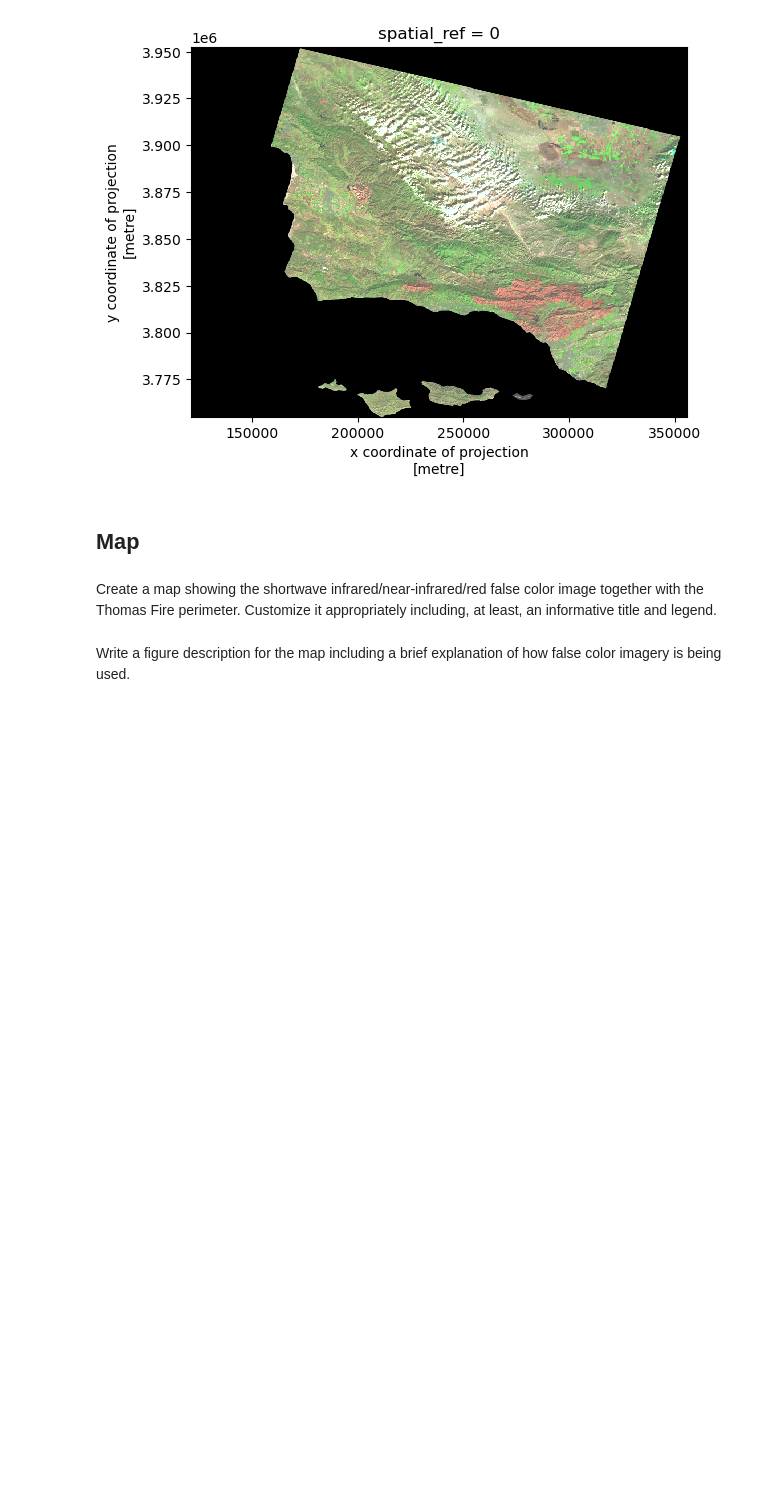
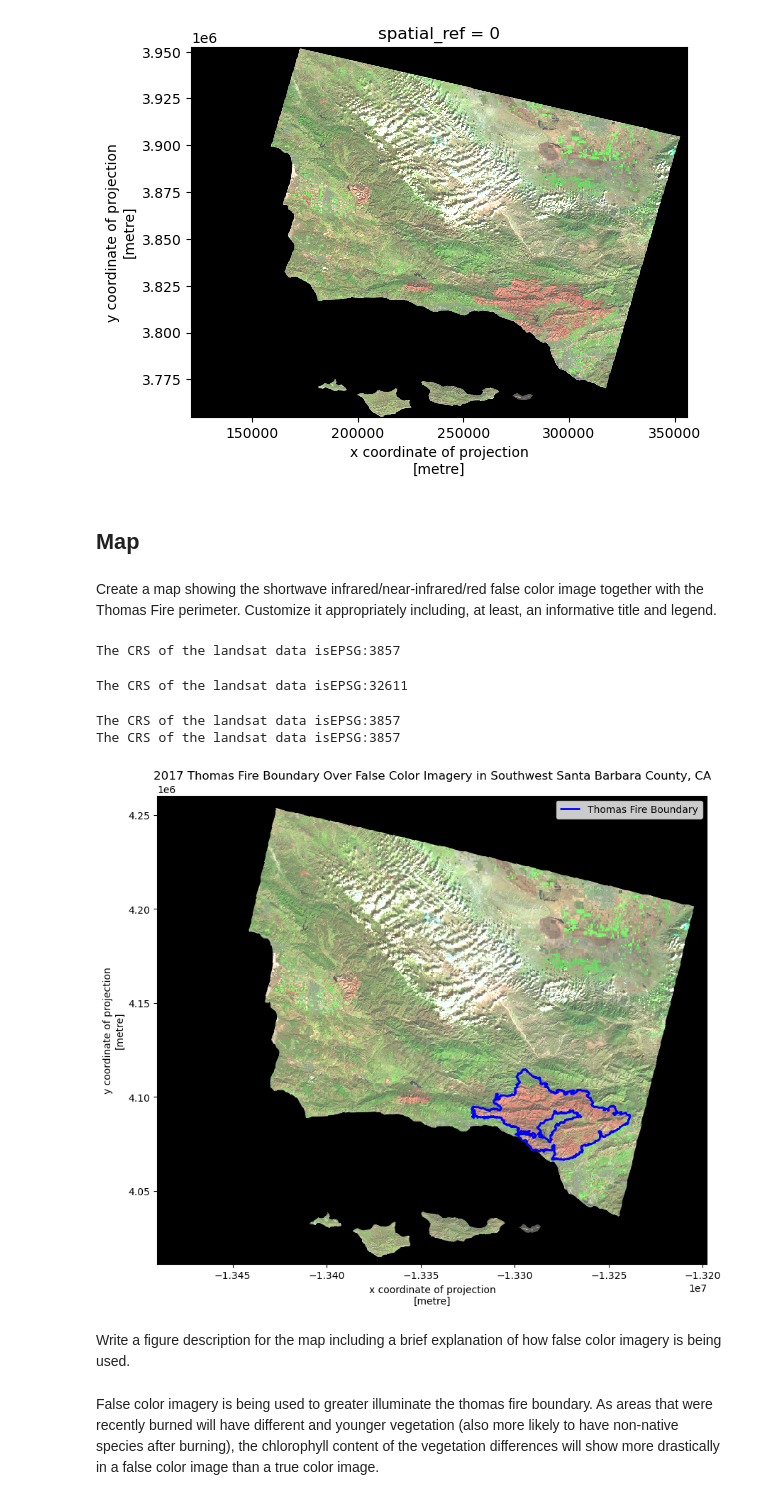
Before and after one commit to evajnewby/2017-thomas-fire-analysis, a Jupyter notebook: hwk4-task2-false-color-Newby.ipynb, the cells around one changed output. Saved outputs shown, nothing was run; the diff lists cells and outputs as text; code cells hidden in the pictures; blank space fills up the shorter version.

Commit message:
Put finishing touches on notebook, annotate code, create final map

```diff
--- a/hwk4-task2-false-color-Newby.ipynb
+++ b/hwk4-task2-false-color-Newby.ipynb
@@ -118,5 +121,47 @@ landsat_false = xr.Dataset(landsat[['swir22','nir08','red']]).to_array().plot.im
 ## Map
 # %% [markdown]
 Create a map showing the shortwave infrared/near-infrared/red false color image together with the Thomas Fire perimeter. Customize it appropriately including, at least, an informative title and legend.
+# %%
+# Read-in thomas fire data from other notebook
+fp3 = os.path.join('/', 'Users', 'ejnewby', 'MEDS', 'EDS-220', 'eds220-hwk4', 'data','thomas.geojson')
+thomas = gpd.read_file(fp3)
+# %%
+# Check CRS of thomas fire boundary data
+print(f"{'The CRS of the landsat data is':<27}{thomas.crs}")
+# %% [output]
+The CRS of the landsat data isEPSG:3857
+# %%
+# Check CRS for landsat data
+print(f"{'The CRS of the landsat data is':<27}{landsat.rio.crs}")
+# %% [output]
+The CRS of the landsat data isEPSG:32611
+# %%
+# Change landsat to Projected CRS: EPSG:3857, since that matches the Thomas fire bounday
+landsat = landsat.rio.reproject("EPSG:3857")
+
+# Verify change
+print(f"{'The CRS of the landsat data is':<27}{landsat.rio.crs}")
+print(f"{'The CRS of the landsat data is':<27}{thomas.crs}")
+# %% [output]
+The CRS of the landsat data isEPSG:3857
+The CRS of the landsat data isEPSG:3857
+# %%
+# Plot Landsat and Fire boundary data
+fig, ax = plt.subplots(figsize = (10, 10))
+
+landsat[['swir22', 'nir08', 'red']].to_array().plot.imshow(ax = ax, robust = True)
+
+thomas.boundary.plot(ax = ax, edgecolor = 'blue', linewidth = 2, label="Thomas Fire Boundary")
+
+ax.legend()
+
+ax.set_title('2017 Thomas Fire Boundary Over False Color Imagery in Southwest Santa Barbara County, CA',
+             fontsize = 12)
+
+plt.show()
+# %% [output]
+[figure, added]
 # %% [markdown]
 Write a figure description for the map including a brief explanation of how false color imagery is being used.
+# %% [markdown]
+False color imagery is being used to greater illuminate the thomas fire boundary. As areas that were recently burned will have different and younger vegetation (also more likely to have non-native species after burning), the chlorophyll content of the vegetation differences will show more drastically in a false color image than a true color image.
```
Also changed, not shown: parts of 4 cells of this notebook, 1 other file.
